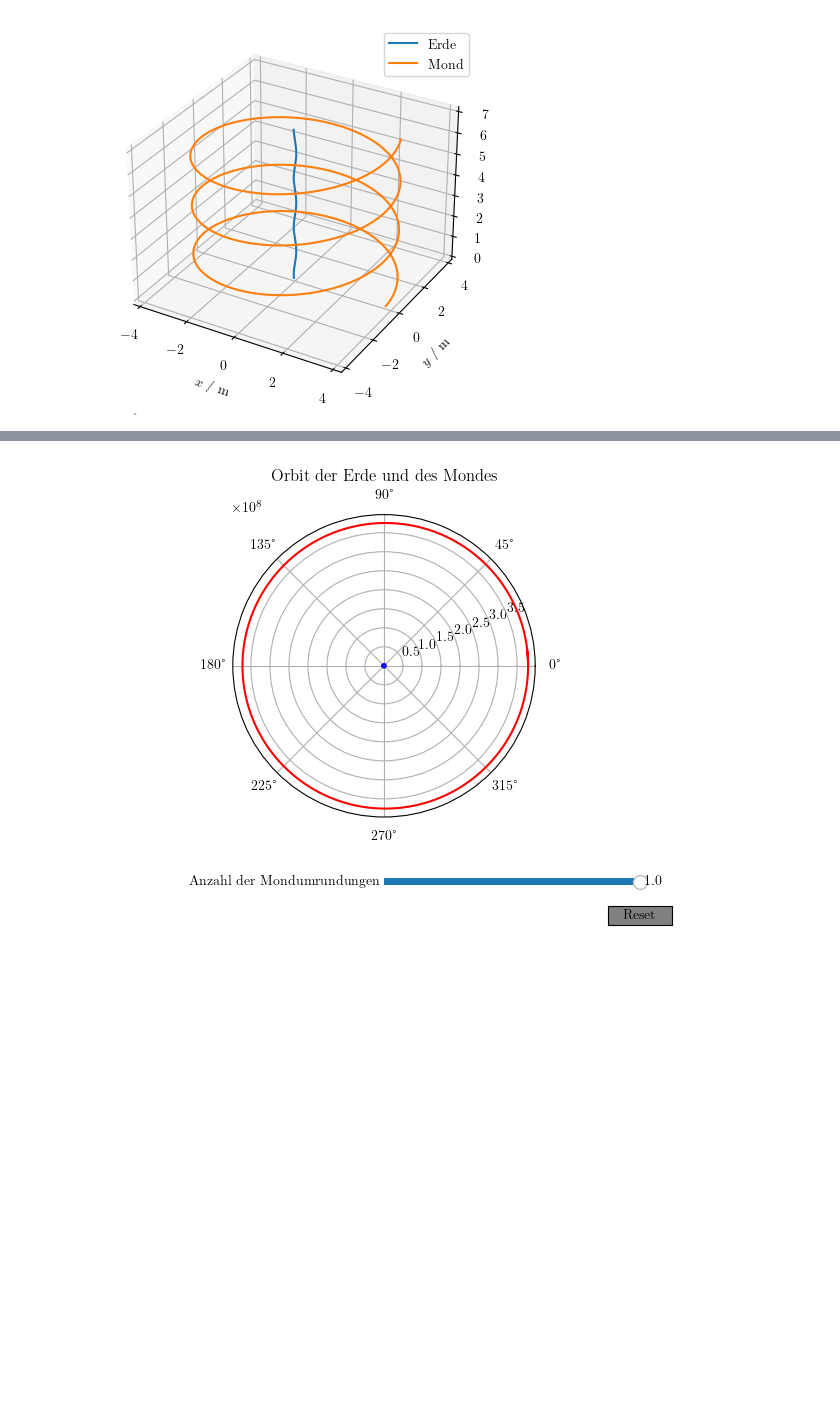
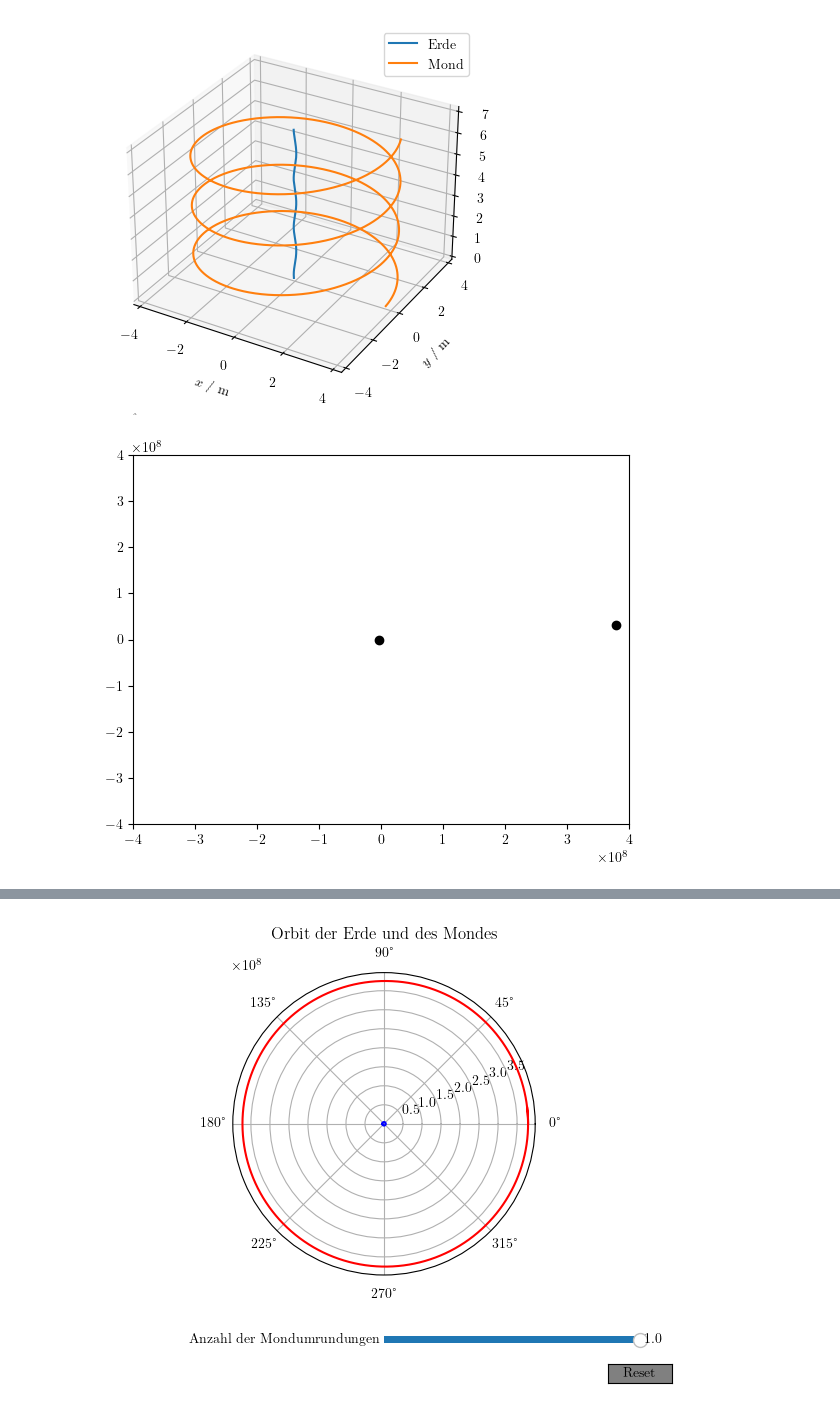
Before and after one commit to Nusssecke/Gezeitenreibung, a Jupyter notebook: gezeitenreibung.ipynb, the cells around one changed output, grey strips where cells are left out. Cells and saved outputs as stored; diff of their text form; code cells hidden in the pictures; blank space fills up the shorter version.

Commit message:
Animation Ede-Mond erstellt (ohne encoder)

```diff
--- a/gezeitenreibung.ipynb
+++ b/gezeitenreibung.ipynb
@@ -252,3 +254,21 @@ plt.close()
 # %% [output]
 [figure]
 [figure]
+# %%
+#Animation
+fig = plt.figure()
+ax = plt.axes(xlim=(-4e8, 4e8), ylim=(-4e8, 4e8))
+line, = ax.plot([], [], 'ko', lw=0.1)
+
+def init():
+    line.set_data([], [])
+    return line,
+def animate(i):
+    line.set_data([x1[i], x2[i]], [y1[i], y2[i]])
+    return line,
+
+anim = FuncAnimation(fig, animate, init_func=init, frames=1000, interval=20, blit=True)
+
+anim.save('Erde_Mond.gif', writer='pillow')
+# %% [output]
+[figure, added]
```
Also changed, not shown: parts of 6 cells of this notebook, 1 other file.
